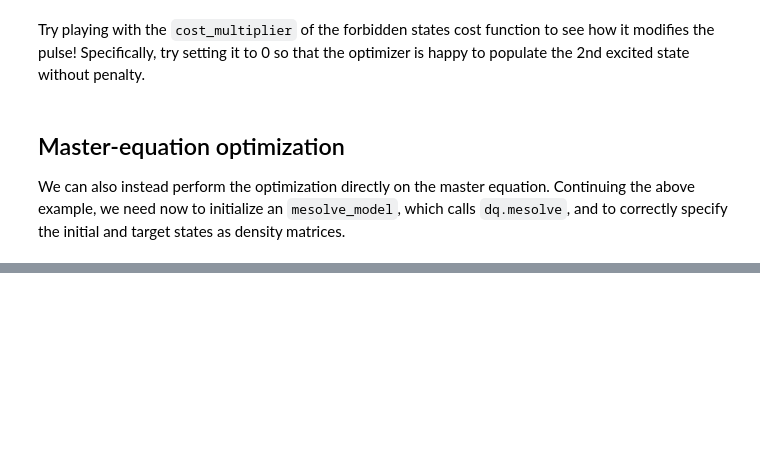
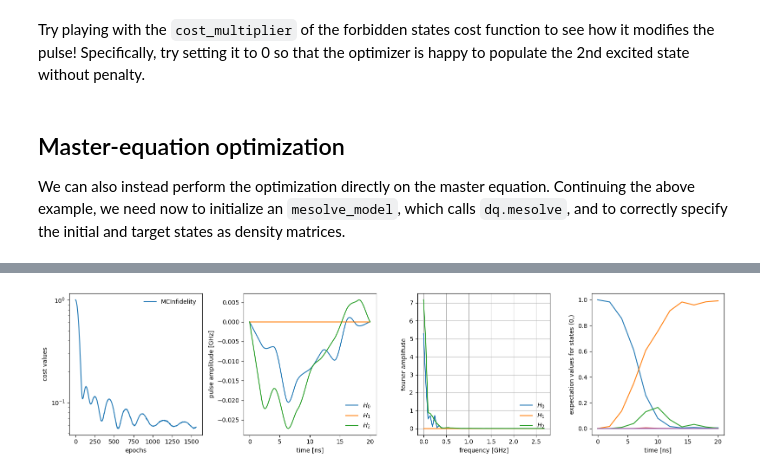
Before and after one commit to dkweiss31/qontrol, a Jupyter notebook: docs/examples/Kerr_oscillator.ipynb, the cells around one changed output, grey strips where cells are left out. Drawn from its saved outputs; the diff is of its cells as text; code cells hidden in the pictures; blank space fills up the shorter version.

Commit message:
update mcsolve tutorial

```diff
--- a/docs/examples/Kerr_oscillator.ipynb
+++ b/docs/examples/Kerr_oscillator.ipynb
@@ -129,0 +134,29 @@ min epoch time of 0.002 s
+# %%
+target_states_no_jump = final_states
+target_states_jump = [dq.basis(dim, 0), dq.basis(dim, 0)]
+
+mc_infidelity_cost = ql.mc_incoherent_infidelity(
+    target_states_no_jump,
+    target_states_jump,
+    no_jump_multiplier=1.0,
+    jump_multiplier=0.1,
+    cost_multiplier=1.0,
+    target_cost=0.005,
+)
+mc_total_cost = mc_infidelity_cost
+# optimize over five trajectories
+keys = jax.random.split(jax.random.key(31), num=5)
+mc_Kerr_model = ql.mcsolve_model(
+    H_func, jump_ops, initial_states, tsave, exp_ops=exp_ops, keys=keys
+)
+# %%
+opt_params_mc = ql.optimize(
+    init_drive_params,
+    mc_total_cost,
+    mc_Kerr_model,
+    optimizer=optimizer,
+    opt_options=opt_options,
+    dq_options=dq_options,
+)
+# %% [output]
+[figure, added]
```
Also changed, not shown: parts of 5 cells of this notebook.
